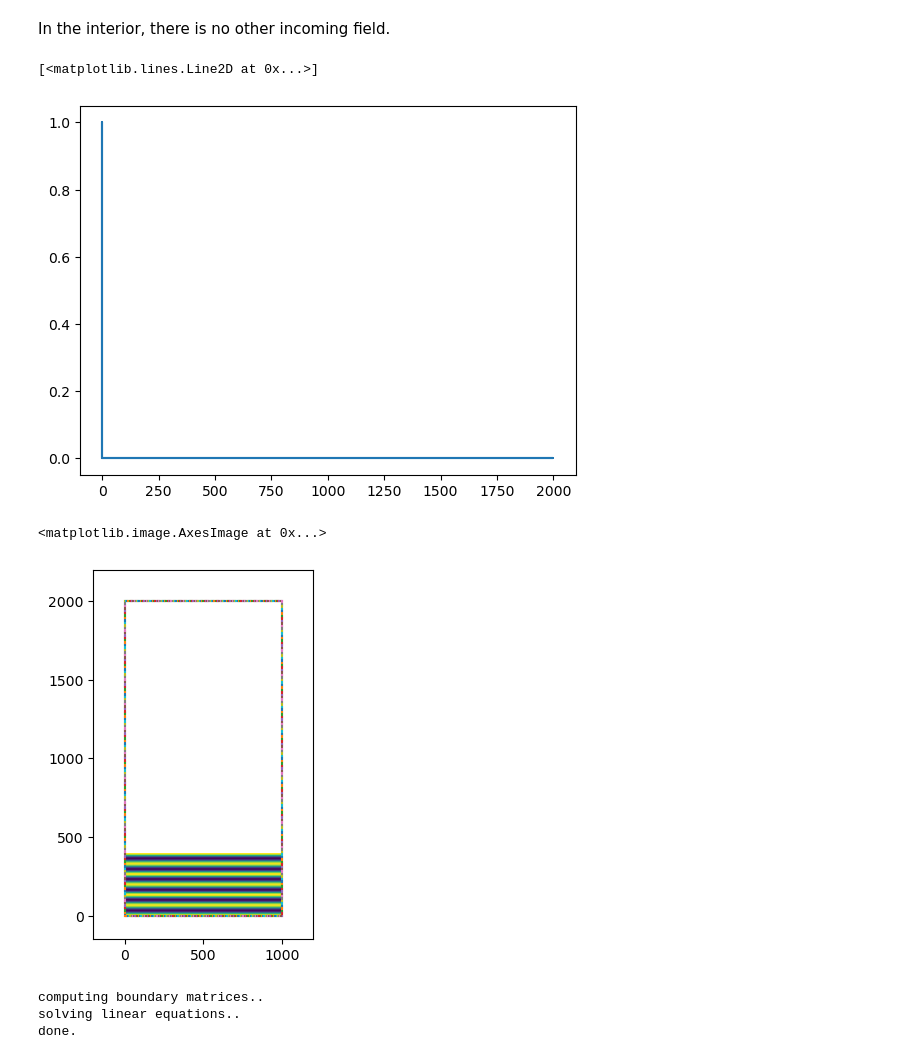
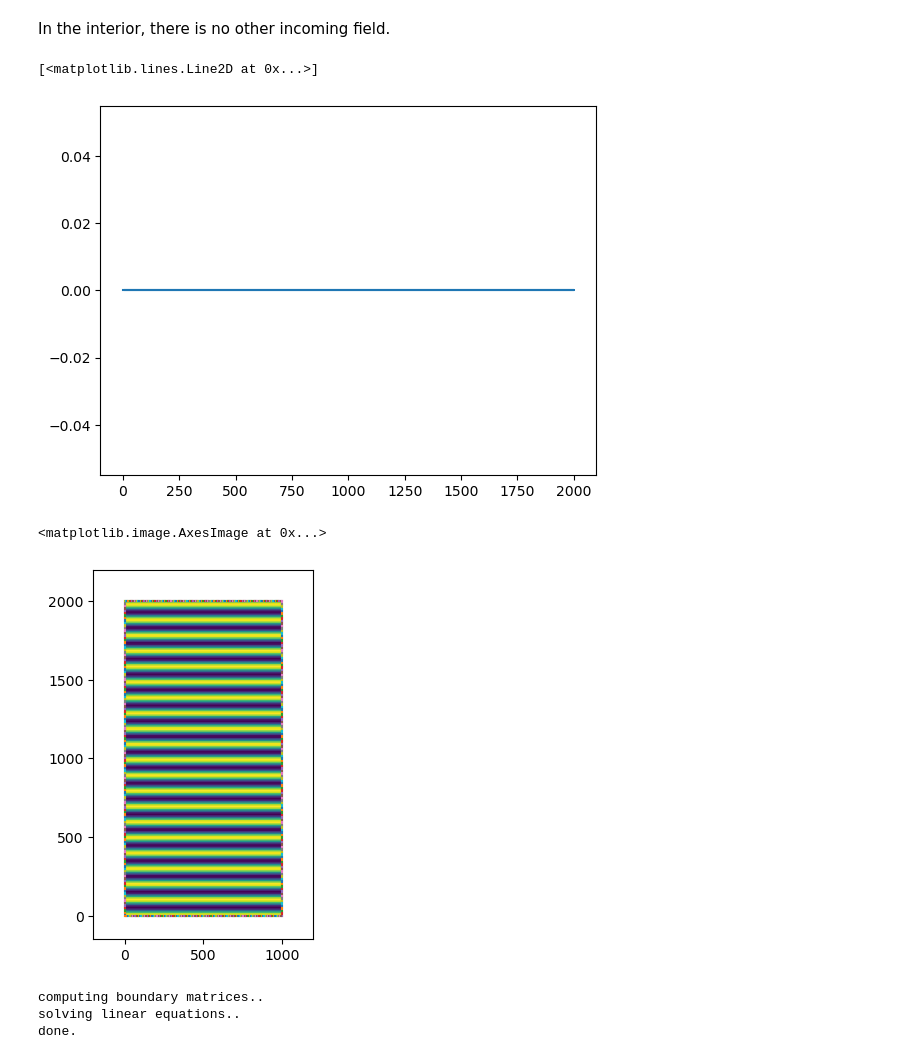
Before and after one commit to gauteh/ohbemn, a Jupyter notebook: examples/Breakwater diffusion.ipynb, the cells around one changed output. Saved outputs shown, nothing was run; the diff lists cells and outputs as text; code cells hidden in the pictures.

```diff
--- a/examples/Breakwater diffusion.ipynb
+++ b/examples/Breakwater diffusion.ipynb
@@ -56,8 +56,8 @@ for i in range(region.len()):
         bc.alpha[i] = 1.
 
 
-        bc.f[i] = phi
-        bi.phi[i] = 0
+        bc.f[i] = 0
+        bi.phi[i] = phi
         bi.v[i] = 0
     else:
         #bc.beta[i] = 0
@@ -89,27 +89,27 @@ plt.figure()
 plt.plot(centers[:,1], np.abs(bc.f))
 # %% [output]
 [<matplotlib.lines.Line2D at 0x...>]
-[figure, old version]
+[figure, new version]
 # %%
 # Sample grid in the interior
 
 x = np.arange(0.01, 999.1, 10)
-y = np.arange(0.01, 599.1, 10)
+y = np.arange(0.01, 1999.1, 10)
 xx, yy = np.meshgrid(x, y)
 
 
 # Incident field without break-water
 fI = source.plane(0, k, xx, yy)
 
 f, ax = plt.subplots()
 region.plot(ax)
 ax.set_xlim([-200, 1200])
 ax.set_ylim([-150, 2200])
 ax.set_aspect('equal')
-ax.imshow(fI.real, origin='lower', extent=[0, 1000, 0, 400])
+ax.imshow(fI.real, origin='lower', extent=[0, 1000, 0, 2000])
 # %% [output]
 <matplotlib.image.AxesImage at 0x...>
-[figure, old version]
+[figure, new version]
 # %%
 # Solve boundary.
 
```
Also changed, not shown: parts of 2 cells of this notebook, 1 other file.
